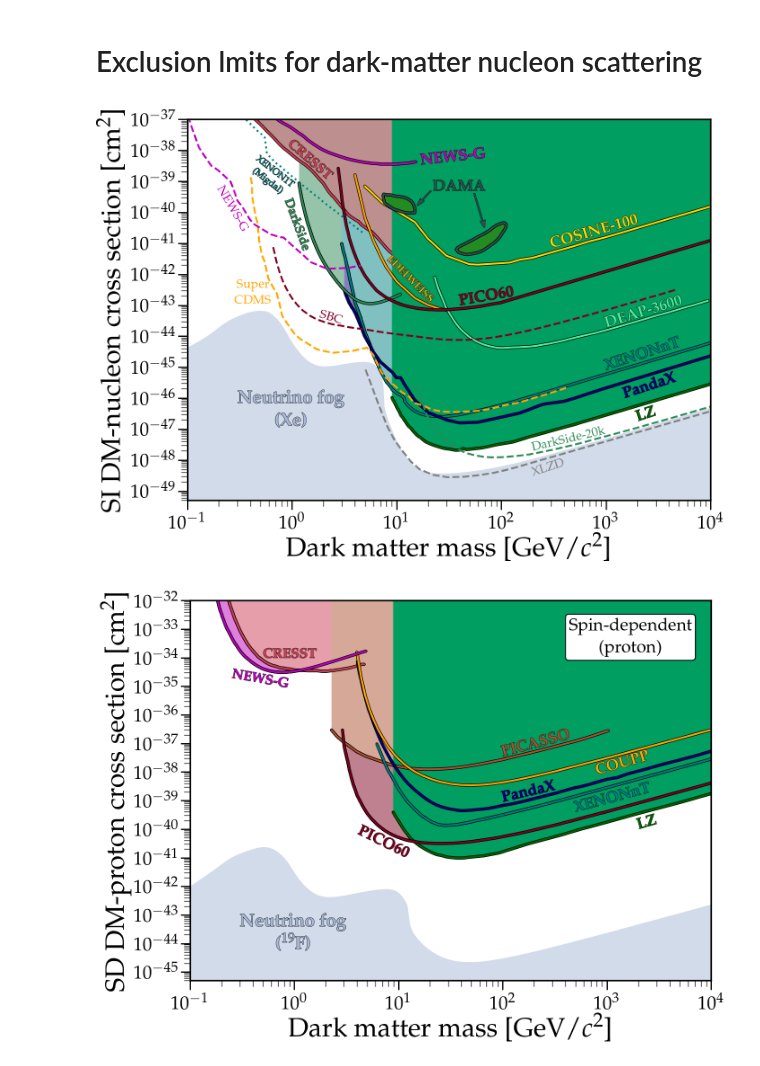
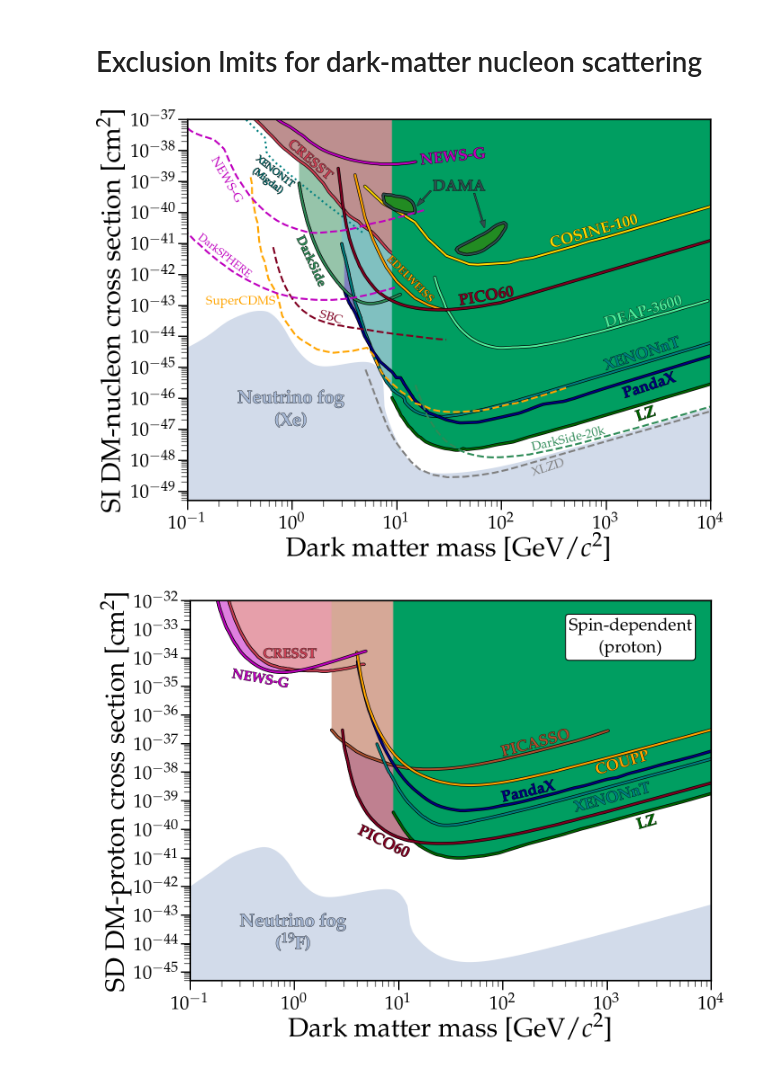
Before and after one commit to cajohare/DirectDetectionPlots, a Jupyter notebook: notebooks/DM-Nucleon.ipynb, the cells around one changed output. Drawn from its saved outputs; the diff is of its cells as text; code cells hidden in the pictures.

Commit message:
updated news-g projection

```diff
--- a/notebooks/DM-Nucleon.ipynb
+++ b/notebooks/DM-Nucleon.ipynb
@@ -23,7 +23,7 @@ PlotBound(ax,fpath+'XENON1T-Migdal.txt',edgecolor='teal',textcolor='teal',linest
 PlotBound(ax,fpath+'PandaX_2024_Combined.txt',edgecolor='navy',textcolor='navy',facealpha=0,label=r'{\bf PandaX}',rotation=rot_45,label_pos=[1500,1.0e-46])
 PlotBound(ax,fpath+'PandaX_2024_Combined.txt',edgecolor='navy',textcolor='navy',facecolor=col_alpha('navy',0.5),zorder=-1.1)
 PlotBound(ax,fpath+'CRESST.txt',edgecolor=[0.8, 0.25, 0.33],textcolor=[0.8, 0.25, 0.33],facecolor=[0.74, 0.56, 0.56],zorder=-1,label=r'{\bf CRESST}',rotation=-41,label_pos=[0.9,1.5e-38],fontsize=22)
-PlotBound(ax,fpath+'DarkSide-50_2022.txt',edgecolor='seagreen',textcolor='seagreen',facecolor='seagreen',facealpha=0.0,label=r'{\bf DarkSide}',rotation=-70,label_pos=[0.85,2.5e-40],fontsize=20)
+PlotBound(ax,fpath+'DarkSide-50_2022.txt',edgecolor='seagreen',textcolor='seagreen',facecolor='seagreen',facealpha=0.0,label=r'{\bf DarkSide}',rotation=-65,label_pos=[1.1,1.5e-41],fontsize=20)
 PlotBound(ax,fpath+'DarkSide-50_2022.txt',edgecolor='seagreen',textcolor='seagreen',facecolor='seagreen',facealpha=0.5,zorder=-3)
 PlotBound(ax,fpath+'EDELWEISS.txt',edgecolor='orange',textcolor='orange',facealpha=0,label=r'{\bf EDELWEISS}',rotation=-45,label_pos=[8,3e-42],fontsize=17)
 PlotBound(ax,fpath+'DEAP-3600.txt',edgecolor='#4ff09d',textcolor='#4ff09d',facealpha=0,label=r'{\bf DEAP-3600}',rotation=rot_45-1,label_pos=[1000,1.9e-44])
@@ -43,37 +43,38 @@ PlotBound(ax,fpath+'DAMA2.txt',y2=nan,edgecolor='darkslategray',textcolor='darks
 plt.arrow(0.485, 0.735, -0.012, -0.018, transform=fig.transFigure,figure=fig,length_includes_head=False,lw=1,head_width=0.007, head_length=0.014, overhang=0.13,edgecolor='darkslategray',facecolor='darkslategray',clip_on=True,path_effects=line_background(2,'k'))
 plt.arrow(0.55, 0.73, 0.012, -0.055, transform=fig.transFigure,figure=fig,length_includes_head=False,lw=1,head_width=0.007, head_length=0.014, overhang=0.13,edgecolor='darkslategray',facecolor='darkslategray',clip_on=True,path_effects=line_background(2,'k'))
 
 
 # Models
 # PlotBound(ax, '../data/models/Nucleon/SI/NMSSM_Scan.txt',y2=nan,lw=1,path_effects=None,textcolor='gray',edgecolor='dimgray',facecolor='gray',facealpha=0.5,label=r'\begin{center} {\bf NMSSM}\end{center}',rotation=17,label_pos=[190,1.5e-48],text_path_effects=None,hatch='/')
 
 
 # Finishing touches
 ax.set_yscale('log')
 ax.set_xscale('log')
 ax.set_xlim([0.1,1e4])
 ax.set_ylim([5e-50,1e-37])
 ax.set_xlabel('Dark matter mass [GeV/$c^2$]')
 ax.set_ylabel(r'SI DM-nucleon cross section [cm$^{2}$]')
 locmaj = matplotlib.ticker.LogLocator(base=10.0, subs=(1.0, ), numticks=50)
 locmin = matplotlib.ticker.LogLocator(base=10.0, subs=arange(2, 10)*.1,numticks=100)
 ax.yaxis.set_major_locator(locmaj)
 ax.yaxis.set_minor_locator(locmin)
 
 
 
 MySaveFig(fig,'Nucleon_SI')
 
 
-PlotBound(ax,fpath+'Projections/SuperCDMS.txt',edgecolor='orange',textcolor='orange',facealpha=0,label=r'\begin{center} Super \linebreak CDMS\end{center}',linestyle='--',rotation=0,fontsize=20,label_pos=[0.28,3.5e-43],end_x=-10,path_effects=None,text_path_effects=None)
+PlotBound(ax,fpath+'Projections/SuperCDMS.txt',edgecolor='orange',textcolor='orange',facealpha=0,label=r'\begin{center} SuperCDMS\end{center}',linestyle='--',rotation=0,fontsize=20,label_pos=[0.15,1.05e-43],end_x=-10,path_effects=None,text_path_effects=None)
 PlotBound(ax,fpath+'Projections/DarkSide-20k.txt',edgecolor='seagreen',textcolor='seagreen',facealpha=0,label=r'\begin{center} DarkSide-20k \end{center}',linestyle='--',rotation=rot_45-5,fontsize=20,label_pos=[200,2.0e-48],path_effects=None,text_path_effects=None)
 PlotBound(ax,fpath+'Projections/LXe_200ty_90excl.txt',edgecolor='gray',textcolor='gray',facealpha=0,label=r'\begin{center} XLZD \end{center}',linestyle='--',rotation=rot_45,fontsize=20,label_pos=[200,0.3e-48],path_effects=None,text_path_effects=None)
-PlotBound(ax,fpath+'Projections/NEWS-G-Projection.txt',edgecolor='m',textcolor='m',facealpha=0,label=r'\begin{center} NEWS-G \end{center}',linestyle='--',rotation=-60,fontsize=20,label_pos=[0.19,6e-40],path_effects=None,text_path_effects=None)
-PlotBound(ax,fpath+'Projections/SBC.txt',edgecolor=[0.5, 0.0, 0.13],textcolor=[0.5, 0.0, 0.13],facealpha=0,label=r'\begin{center} SBC \end{center}',linestyle='--',rotation=-17,fontsize=20,label_pos=[1.8,4e-44],path_effects=None,text_path_effects=None)
+PlotBound(ax,fpath+'Projections/NEWS-G-Projection.txt',edgecolor='m',textcolor='m',facealpha=0,label=r'\begin{center} NEWS-G \end{center}',linestyle='--',rotation=-60,fontsize=20,label_pos=[0.168,5e-39],path_effects=None,text_path_effects=None)
+PlotBound(ax,fpath+'Projections/SBC.txt',edgecolor=[0.5, 0.0, 0.13],textcolor=[0.5, 0.0, 0.13],facealpha=0,label=r'\begin{center} SBC \end{center}',linestyle='--',rotation=-17,fontsize=20,label_pos=[1.8,4e-44],path_effects=None,text_path_effects=None,end_x=-60)
+PlotBound(ax,fpath+'Projections/DarkSPHERE.txt',edgecolor='m',textcolor='m',facealpha=0,label=r'\begin{center} DarkSPHERE \end{center}',linestyle='--',rotation=-38,fontsize=17,label_pos=[0.125,1.4e-41],path_effects=None,text_path_effects=None)
 
 MySaveFig(fig,'Nucleon_SI_with_Projections')
 # %% [output]
-[figure, old version]
+[figure, new version]
 # %%
 dat = loadtxt(fpath+'Projections/NEWS-G-Projection.txt',delimiter=',')
 savetxt(fpath+'Projections/NEWS-G-Projection.txt',dat)
```
Also changed, not shown: 6 other files.
